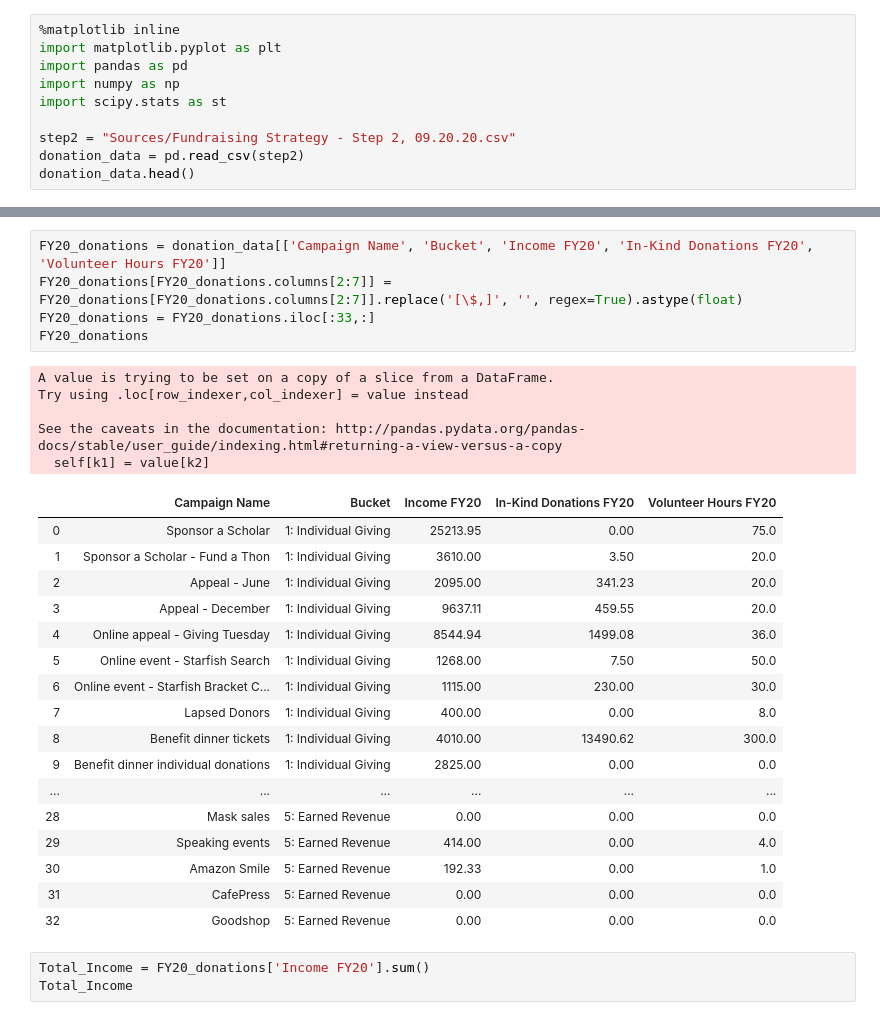
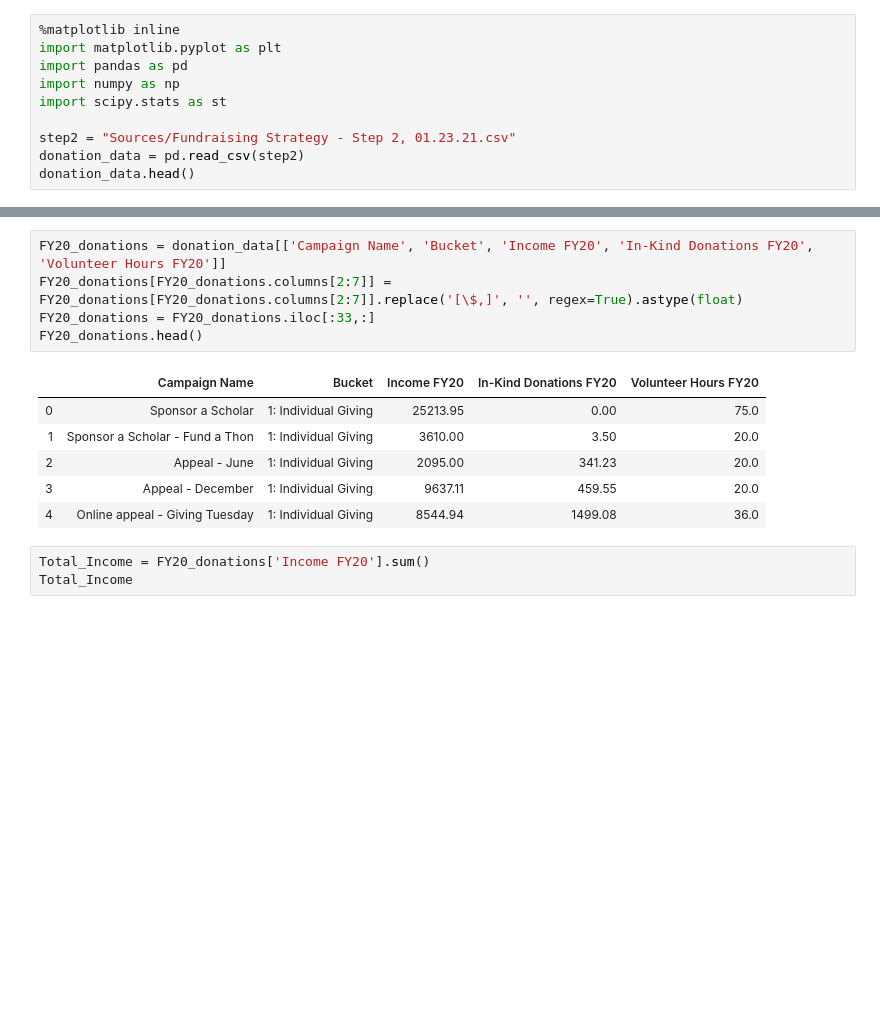
Before and after one commit to patelpurvip/Board-Fundraising-Analysis, a Jupyter notebook: FY20-FY21-Donations.ipynb, the cells around one changed output, grey strips where cells are left out. Cells and saved outputs as stored; diff of their text form; blank space fills up the shorter version.

```diff
--- a/FY20-FY21-Donations.ipynb
+++ b/FY20-FY21-Donations.ipynb
@@ -5,7 +5,7 @@ import pandas as pd
 import numpy as np
 import scipy.stats as st
 
-step2 = "Sources/Fundraising Strategy - Step 2, 09.20.20.csv"
+step2 = "Sources/Fundraising Strategy - Step 2, 01.23.21.csv"
 donation_data = pd.read_csv(step2)
 donation_data.head()
 # %% [output]
@@ -18,31 +18,15 @@ donation_data.head()
 # %%
 FY20_donations = donation_data[['Campaign Name', 'Bucket', 'Income FY20', 'In-Kind Donations FY20', 'Volunteer Hours FY20']]
 FY20_donations[FY20_donations.columns[2:7]] = FY20_donations[FY20_donations.columns[2:7]].replace('[\$,]', '', regex=True).astype(float)
 FY20_donations = FY20_donations.iloc[:33,:]
-FY20_donations
+FY20_donations.head()
 # %% [output]
-A value is trying to be set on a copy of a slice from a DataFrame.
-Try using .loc[row_indexer,col_indexer] = value instead
-
-See the caveats in the documentation: http://pandas.pydata.org/pandas-docs/stable/user_guide/indexing.html#returning-a-view-versus-a-copy
-  self[k1] = value[k2]
 |  | Campaign Name | Bucket | Income FY20 | In-Kind Donations FY20 | Volunteer Hours FY20 |
 | 0 | Sponsor a Scholar | 1: Individual Giving | 25213.95 | 0.00 | 75.0 |
 | 1 | Sponsor a Scholar - Fund a Thon | 1: Individual Giving | 3610.00 | 3.50 | 20.0 |
 | 2 | Appeal - June | 1: Individual Giving | 2095.00 | 341.23 | 20.0 |
 | 3 | Appeal - December | 1: Individual Giving | 9637.11 | 459.55 | 20.0 |
 | 4 | Online appeal - Giving Tuesday | 1: Individual Giving | 8544.94 | 1499.08 | 36.0 |
-| 5 | Online event - Starfish Search | 1: Individual Giving | 1268.00 | 7.50 | 50.0 |
-| 6 | Online event - Starfish Bracket C... | 1: Individual Giving | 1115.00 | 230.00 | 30.0 |
-| 7 | Lapsed Donors | 1: Individual Giving | 400.00 | 0.00 | 8.0 |
-| 8 | Benefit dinner tickets | 1: Individual Giving | 4010.00 | 13490.62 | 300.0 |
-| 9 | Benefit dinner individual donations | 1: Individual Giving | 2825.00 | 0.00 | 0.0 |
-| ... | ... | ... | ... | ... | ... |
-| 28 | Mask sales | 5: Earned Revenue | 0.00 | 0.00 | 0.0 |
-| 29 | Speaking events | 5: Earned Revenue | 414.00 | 0.00 | 4.0 |
-| 30 | Amazon Smile | 5: Earned Revenue | 192.33 | 0.00 | 1.0 |
-| 31 | CafePress | 5: Earned Revenue | 0.00 | 0.00 | 0.0 |
-| 32 | Goodshop | 5: Earned Revenue | 0.00 | 0.00 | 0.0 |
 # %%
 Total_Income = FY20_donations['Income FY20'].sum()
 Total_Income
```
Also changed, not shown: parts of 8 cells of this notebook, 10 other files.
